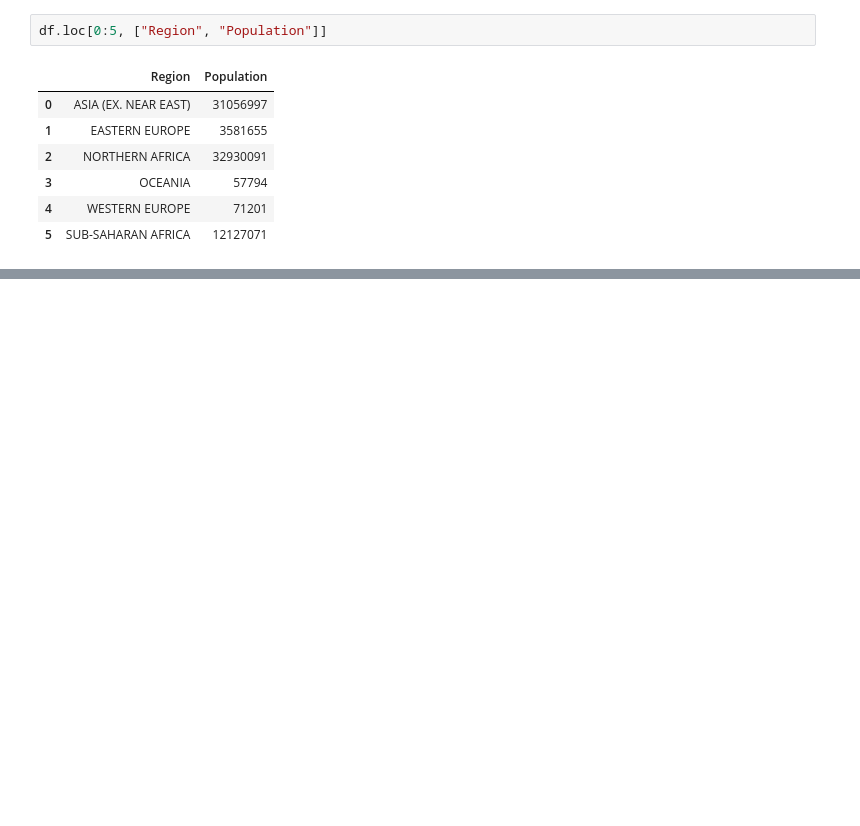
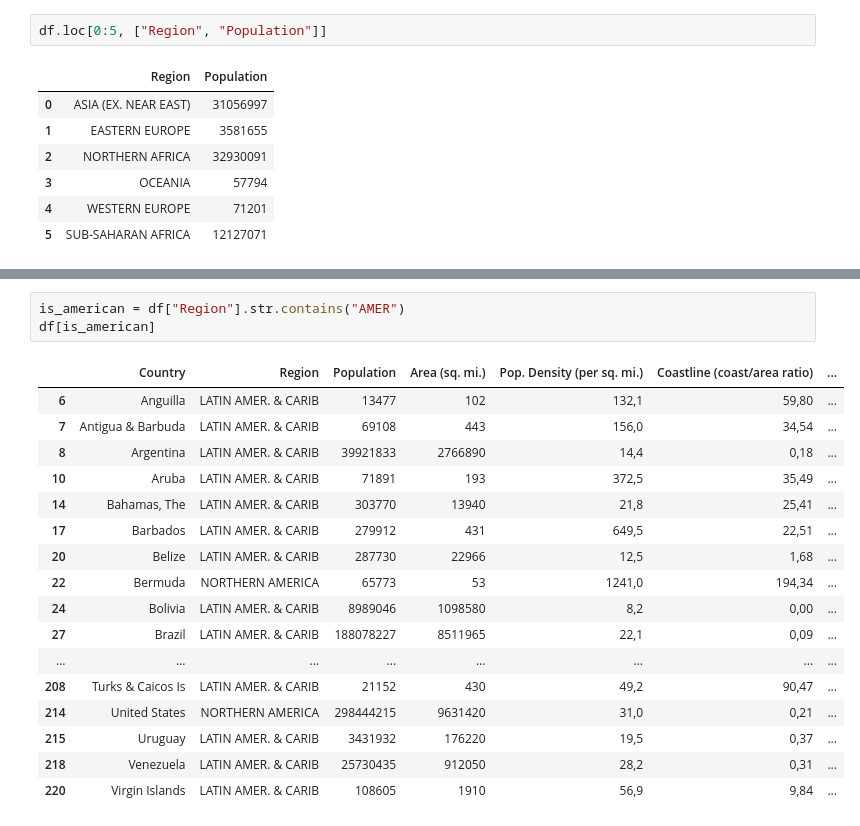
Before and after one commit to cherifbenham/ai_course, a Jupyter notebook: data_analysis_basics/lesson.ipynb, the cells around one changed output, grey strips where cells are left out. Drawn from its saved outputs; the diff is of its cells as text; blank space fills up the shorter version.

```diff
--- a/data_analysis_basics/lesson.ipynb
+++ b/data_analysis_basics/lesson.ipynb
@@ -146,0 +162,21 @@ df.loc[0:5, ["Region", "Population"]]
+# %%
+is_american = df["Region"].str.contains("AMER")
+df[is_american]
+# %% [output]
+|  | Country | Region | Population | Area (sq. mi.) | Pop. Density (per sq. mi.) | Coastline (coast/area ratio) | ... |
+| 6 | Anguilla | LATIN AMER. & CARIB | 13477 | 102 | 132,1 | 59,80 | ... |
+| 7 | Antigua & Barbuda | LATIN AMER. & CARIB | 69108 | 443 | 156,0 | 34,54 | ... |
+| 8 | Argentina | LATIN AMER. & CARIB | 39921833 | 2766890 | 14,4 | 0,18 | ... |
+| 10 | Aruba | LATIN AMER. & CARIB | 71891 | 193 | 372,5 | 35,49 | ... |
+| 14 | Bahamas, The | LATIN AMER. & CARIB | 303770 | 13940 | 21,8 | 25,41 | ... |
+| 17 | Barbados | LATIN AMER. & CARIB | 279912 | 431 | 649,5 | 22,51 | ... |
+| 20 | Belize | LATIN AMER. & CARIB | 287730 | 22966 | 12,5 | 1,68 | ... |
+| 22 | Bermuda | NORTHERN AMERICA | 65773 | 53 | 1241,0 | 194,34 | ... |
+| 24 | Bolivia | LATIN AMER. & CARIB | 8989046 | 1098580 | 8,2 | 0,00 | ... |
+| 27 | Brazil | LATIN AMER. & CARIB | 188078227 | 8511965 | 22,1 | 0,09 | ... |
+| ... | ... | ... | ... | ... | ... | ... | ... |
+| 208 | Turks & Caicos Is | LATIN AMER. & CARIB | 21152 | 430 | 49,2 | 90,47 | ... |
+| 214 | United States | NORTHERN AMERICA | 298444215 | 9631420 | 31,0 | 0,21 | ... |
+| 215 | Uruguay | LATIN AMER. & CARIB | 3431932 | 176220 | 19,5 | 0,37 | ... |
+| 218 | Venezuela | LATIN AMER. & CARIB | 25730435 | 912050 | 28,2 | 0,31 | ... |
+| 220 | Virgin Islands | LATIN AMER. & CARIB | 108605 | 1910 | 56,9 | 9,84 | ... |
```
Also changed, not shown: parts of 12 cells of this notebook.
